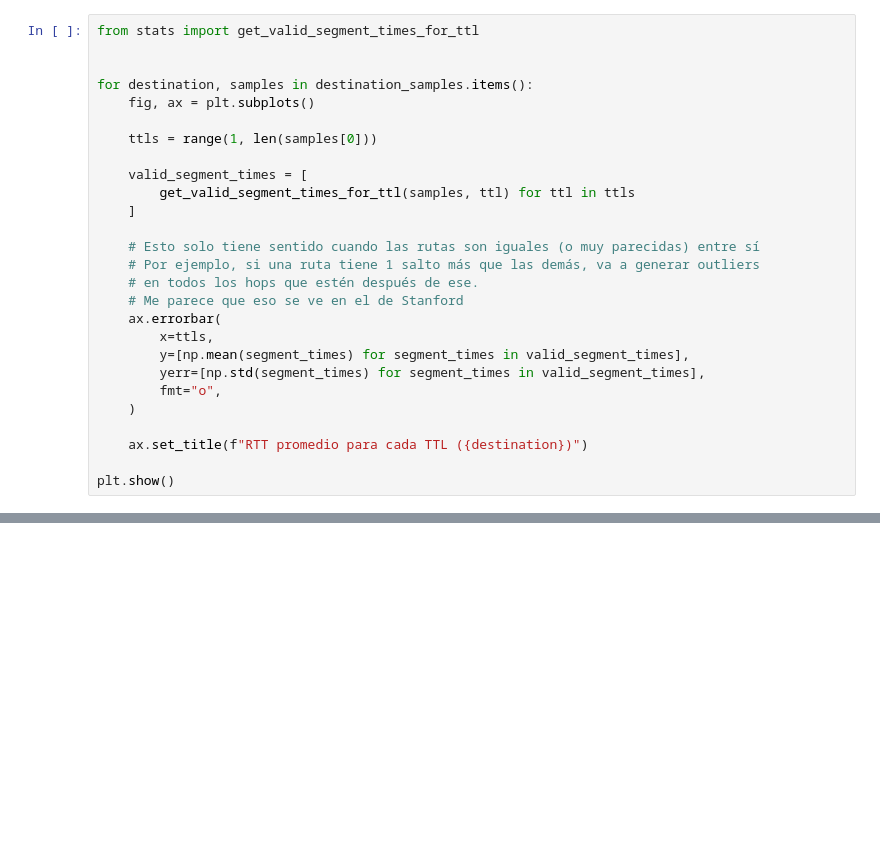
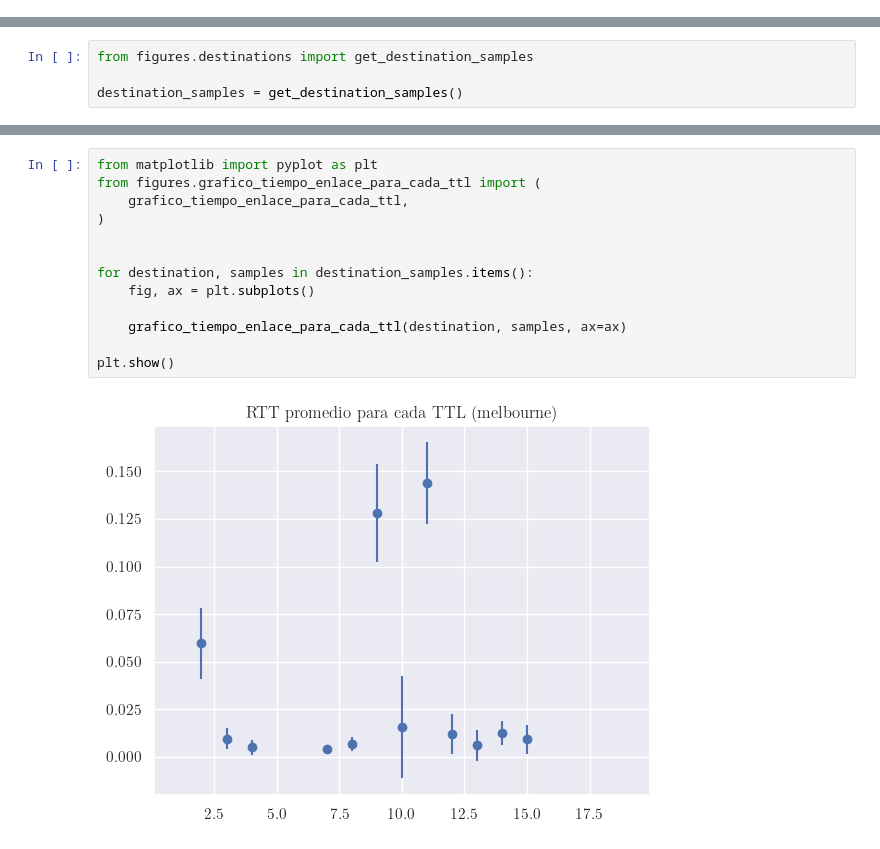
Before and after one commit to sponja23/tdc-tp2, a Jupyter notebook: testing.ipynb, the cells around one changed output, grey strips where cells are left out. Saved outputs shown, nothing was run; the diff lists cells and outputs as text; blank space fills up the shorter version.

```diff
--- a/testing.ipynb
+++ b/testing.ipynb
@@ -48,27 +0,0 @@ plt.show()
-# %%
-from stats import get_valid_segment_times_for_ttl
-
-
-for destination, samples in destination_samples.items():
-    fig, ax = plt.subplots()
-
-    ttls = range(1, len(samples[0]))
-
-    valid_segment_times = [
-        get_valid_segment_times_for_ttl(samples, ttl) for ttl in ttls
-    ]
-
-    # Esto solo tiene sentido cuando las rutas son iguales (o muy parecidas) entre sí
-    # Por ejemplo, si una ruta tiene 1 salto más que las demás, va a generar outliers
-    # en todos los hops que estén después de ese.
-    # Me parece que eso se ve en el de Stanford
-    ax.errorbar(
-        x=ttls,
-        y=[np.mean(segment_times) for segment_times in valid_segment_times],
-        yerr=[np.std(segment_times) for segment_times in valid_segment_times],
-        fmt="o",
-    )
-
-    ax.set_title(f"RTT promedio para cada TTL ({destination})")
-
-plt.show()
@@ -126,0 +12,4 @@ stanford & $72.04\%$ & $12.966666666666667$ \\
+# %%
+from figures.destinations import get_destination_samples
+
+destination_samples = get_destination_samples()
@@ -126,0 +35,15 @@ stanford & $72.04\%$ & $12.966666666666667$ \\
+# %%
+from matplotlib import pyplot as plt
+from figures.grafico_tiempo_enlace_para_cada_ttl import (
+    grafico_tiempo_enlace_para_cada_ttl,
+)
+
+
+for destination, samples in destination_samples.items():
+    fig, ax = plt.subplots()
+
+    grafico_tiempo_enlace_para_cada_ttl(destination, samples, ax=ax)
+
+plt.show()
+# %% [output]
+[figure, added]
```
Also changed, not shown: parts of 9 cells of this notebook, 8 other files.
